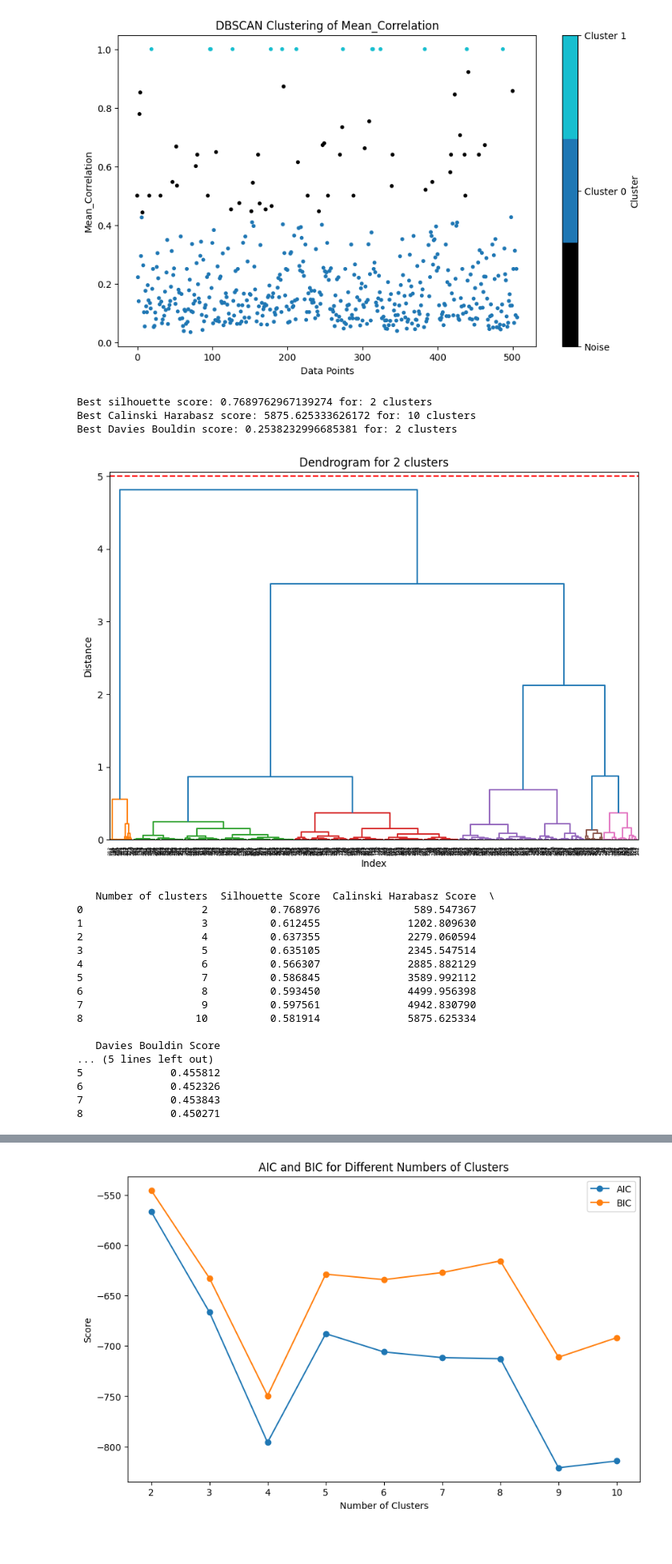
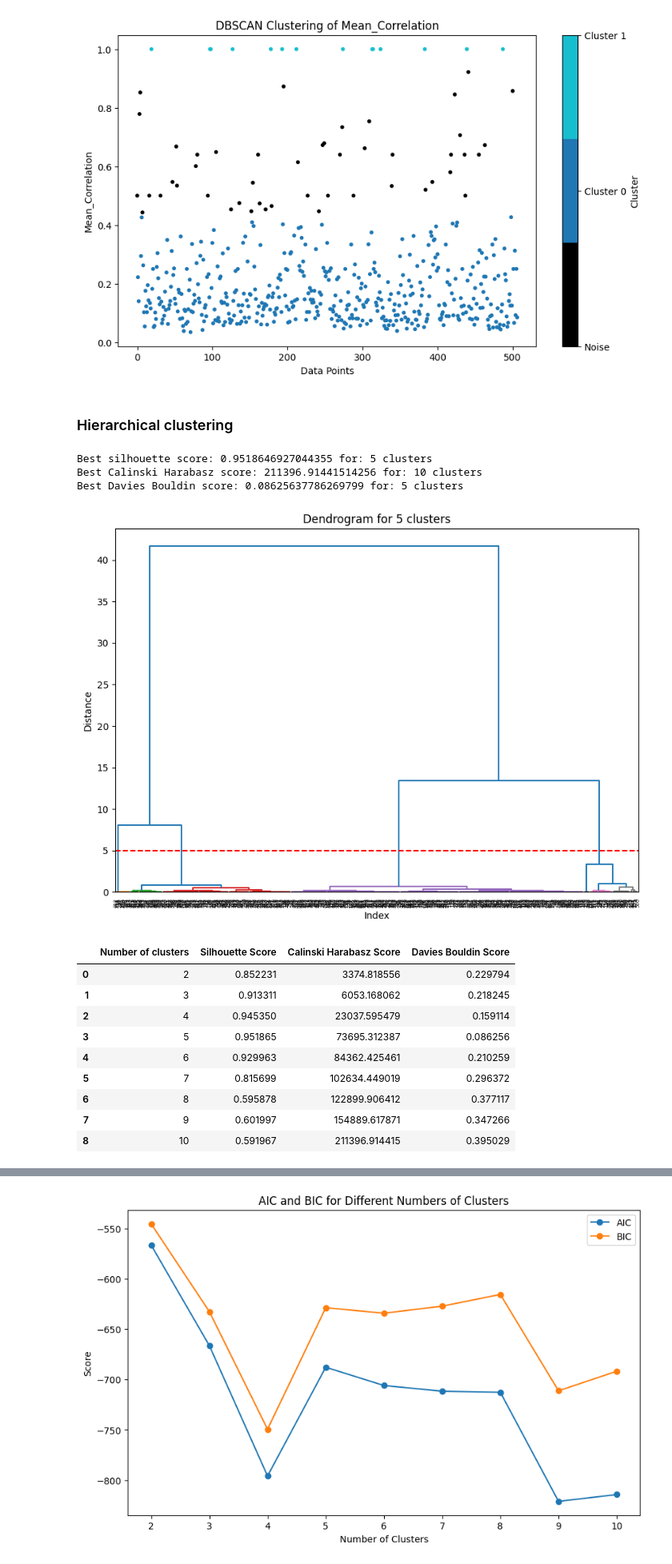
Before and after one commit to killica/Cluster-analysis-of-epigenome, a Jupyter notebook: ClusterAnalysisOfEpigenome.ipynb, the cells around one changed output, grey strips where cells are left out. Shown at 80% size. Cells and saved outputs as stored; diff of their text form; code cells hidden in the pictures; blank space fills up the shorter version.

Commit message:
Added Hierarchical clustering for CpG loci. Added comments

```diff
--- a/ClusterAnalysisOfEpigenome.ipynb
+++ b/ClusterAnalysisOfEpigenome.ipynb
@@ -213,8 +213,9 @@ best_params_silhouette = None
 best_params_calinski = None
 best_params_davies = None
 
-# Store results for the Elbow Method
+# Store results for the Elbow Method and Silhouette scores
 inertia = []
+silhouette_scores = []
 
 for params in grid_search:
     kmeans = KMeans(n_clusters=params['n_clusters'], random_state=42)
@@ -225,6 +226,7 @@ for params in grid_search:
     score_calinski_harabasz = calinski_harabasz_score(beta_values, clusters)
     score_davies_bouldin = davies_bouldin_score(beta_values, clusters)
     inertia.append(kmeans.inertia_)  # Elbow Method
+    silhouette_scores.append(score_silhouette)
 
     print(f"n_clusters: {params['n_clusters']}, "
           f"Silhouette Score: {score_silhouette:.4f}, "
@@ -247,11 +249,22 @@ for params in grid_search:
 
 
 # Plot Elbow Method
-plt.figure(figsize=(8, 5))
+plt.figure(figsize=(12, 6))
+plt.subplot(1, 2, 1)
 plt.plot(range(2, 15), inertia, marker='o')
 plt.xlabel('Number of Clusters')
 plt.ylabel('Inertia')
 plt.title('Elbow Method')
+
+
+# Silhouette score visualization
+plt.subplot(1, 2, 2)
+plt.plot(range(2, 15), silhouette_scores, marker='o')
+plt.title('Silhouette Score')
+plt.xlabel('Number of clusters')
+plt.ylabel('Silhouette Score')
+
+plt.tight_layout()
 plt.show()
 
 # Print the best results
@@ -307,6 +441,4 @@ Silhouette Score: 0.0332, Calinski Harabasz: 588.3179, Davies-Bouldin: 2.2992
 # %%
-# TODO: Spektralno - Lazar
-
 # Apply Spectral Clustering for different number of clusters, searching for the most optimal one
 best_silhouette = -1
 optimal_silhouette = None # optimal number of clusters
@@ -317,10 +449,10 @@ optimal_davies = None
 
 for n_cluster in range(2, 10):
     spectral = SpectralClustering(n_clusters=n_cluster, affinity='nearest_neighbors', random_state=42)
-    clusters = spectral.fit_predict(beta_values)
-    sil = silhouette_score(beta_values, clusters)
-    cal = calinski_harabasz_score(beta_values, clusters)
-    dav = davies_bouldin_score(beta_values, clusters)
+    clusters = spectral.fit_predict(beta_values.T)
+    sil = silhouette_score(beta_values.T, clusters)
+    cal = calinski_harabasz_score(beta_values.T, clusters)
+    dav = davies_bouldin_score(beta_values.T, clusters)
     if sil > best_silhouette:
         best_silhouette = sil
         optimal_silhouette = n_cluster
@@ -482,9 +620,3 @@ optimal_eps = sorted_distances[knee_locator.knee]
 print(f"Optimal eps value: {optimal_eps:.4f}")
 # %% [output]
 Optimal eps value: 0.0199
-# %%
-dbscan = DBSCAN(eps=optimal_eps, min_samples=5)
-region_clusters = dbscan.fit_predict(regions_df)
-
-unique_clusters = np.unique(region_clusters)
-print(f'Number of clusters: {len(unique_clusters)}')
@@ -593,9 +726,9 @@ plt.ylabel('Mean_Correlation')
 plt.show()
 # %% [output]
 [figure]
+# %% [markdown]
+### Hierarchical clustering
 # %%
-# TODO: Hijerarhijsko - Lazar
-
 data_values = regions_df.values
 
 # Using ward method to create linked data
@@ -612,54 +745,47 @@ for n_clusters in range(2, max_clusters + 1):
     silhouette_scores.append((n_clusters, sil))
     cal = calinski_harabasz_score(data_values, clusters)
     calinski_scores.append((n_clusters, cal))
     dav = davies_bouldin_score(data_values, clusters)
     davies_scores.append((n_clusters, dav))
 
 best_n_clusters_sil, best_silhouette_score = max(silhouette_scores, key=lambda x: x[1])
 best_n_clusters_cal, best_calinski_score = max(calinski_scores, key=lambda x: x[1])
 best_n_clusters_dav, best_davies_score = min(davies_scores, key=lambda x: x[1])
 
 print(f'Best silhouette score: {best_silhouette_score} for: {best_n_clusters_sil} clusters')
 print(f'Best Calinski Harabasz score: {best_calinski_score} for: {best_n_clusters_cal} clusters')
 print(f'Best Davies Bouldin score: {best_davies_score} for: {best_n_clusters_dav} clusters')
 
 # Dendrogram for best number of clusters - regarding silhouette
-best_clusters = fcluster(linked, t=best_n_clusters, criterion='maxclust')
+best_clusters = fcluster(linked, t=best_n_clusters_sil, criterion='maxclust')
 plt.figure(figsize=(10, 7))
 dendrogram(linked, color_threshold=0.7)
 plt.axhline(y=5, color='r', linestyle='--')
-plt.title(f'Dendrogram for {best_n_clusters} clusters')
+plt.title(f'Dendrogram for {best_n_clusters_sil} clusters')
 plt.xlabel('Index')
 plt.ylabel('Distance')
 plt.show()
 
 # Display all of the obtained metrics
 metrics_df = pd.DataFrame({
     'Number of clusters' : [i for i in range(2, max_clusters + 1)],
     'Silhouette Score': [sil[1] for sil in silhouette_scores],
     'Calinski Harabasz Score': [cal[1] for cal in calinski_scores],
     'Davies Bouldin Score': [dav[1] for dav in davies_scores]
 })
-print(metrics_df)
+metrics_df.head(10)
 # %% [output]
-Best silhouette score: 0.7689762967139274 for: 2 clusters
-Best Calinski Harabasz score: 5875.625333626172 for: 10 clusters
-Best Davies Bouldin score: 0.2538232996685381 for: 2 clusters
+Best silhouette score: 0.9518646927044355 for: 5 clusters
+Best Calinski Harabasz score: 211396.91441514256 for: 10 clusters
+Best Davies Bouldin score: 0.08625637786269799 for: 5 clusters
-[figure, old version]
+[figure, new version]
-   Number of clusters  Silhouette Score  Calinski Harabasz Score  \
-0                   2          0.768976               589.547367
-1                   3          0.612455              1202.809630
-2                   4          0.637355              2279.060594
-3                   5          0.635105              2345.547514
-4                   6          0.566307              2885.882129
-5                   7          0.586845              3589.992112
-6                   8          0.593450              4499.956398
-7                   9          0.597561              4942.830790
-8                  10          0.581914              5875.625334
-
-   Davies Bouldin Score
-... (5 lines left out)
-5              0.455812
-6              0.452326
-7              0.453843
-8              0.450271
+|  | Number of clusters | Silhouette Score | Calinski Harabasz Score | Davies Bouldin Score |
+| 0 | 2 | 0.852231 | 3374.818556 | 0.229794 |
+| 1 | 3 | 0.913311 | 6053.168062 | 0.218245 |
+| 2 | 4 | 0.945350 | 23037.595479 | 0.159114 |
+| 3 | 5 | 0.951865 | 73695.312387 | 0.086256 |
+| 4 | 6 | 0.929963 | 84362.425461 | 0.210259 |
+| 5 | 7 | 0.815699 | 102634.449019 | 0.296372 |
+| 6 | 8 | 0.595878 | 122899.906412 | 0.377117 |
+| 7 | 9 | 0.601997 | 154889.617871 | 0.347266 |
+| 8 | 10 | 0.591967 | 211396.914415 | 0.395029 |
```
Also changed, not shown: parts of 20 cells of this notebook.
